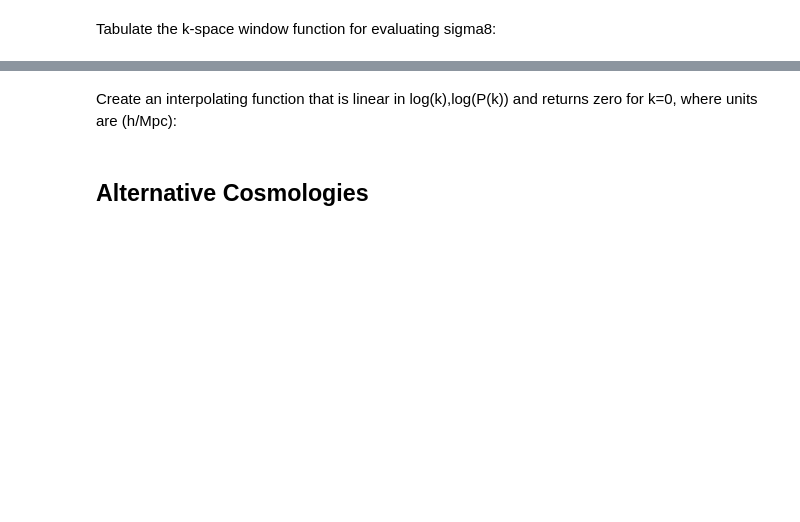
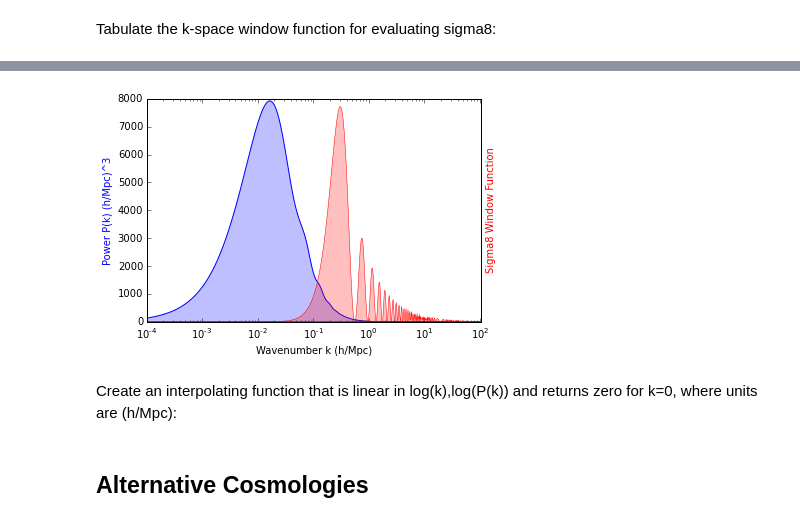
Before and after one commit to DarkEnergyScienceCollaboration/DESchool_LSS_Stats, a Jupyter notebook: LargeScaleStructureStatistics/LargeScaleStructureStatistics.ipynb, the cells around one changed output, grey strips where cells are left out. Saved outputs shown, nothing was run; the diff lists cells and outputs as text; code cells hidden in the pictures; blank space fills up the shorter version.

```diff
--- a/LargeScaleStructureStatistics/LargeScaleStructureStatistics.ipynb
+++ b/LargeScaleStructureStatistics/LargeScaleStructureStatistics.ipynb
@@ -58,3 +62,18 @@ ax2.plot(pk_data[0],sigma8_window,'r-');
+# %%
+fig = plt.figure(figsize=(6,4))
+plt.fill_between(kvec,planck13_Pk,edgecolor='blue',lw=1,facecolor=(0.,0.,1.,0.25))
+plt.xlim(kvec[0],kvec[-1])
+plt.xlabel('Wavenumber k (h/Mpc)')
+plt.ylabel('Power P(k) (h/Mpc)^3',color='blue')
+plt.xscale('log')
+ax2 = plt.gca().twinx()
+ax2.fill_between(kvec,sigma8_window,edgecolor='red',lw=0.5,facecolor=(1.,0.,0.,0.25))
+ax2.set_xlim(kvec[0],kvec[-1])
+ax2.set_yticklabels([])
+ax2.set_yticks([]);
+ax2.set_ylabel('Sigma8 Window Function',color='red');
+# %% [output]
+[figure, added]
 # %% [markdown]
 Create an interpolating function that is linear in log(k),log(P(k)) and returns zero for k=0, where units are (h/Mpc):
 # %%
```
Also changed, not shown: parts of 25 cells of this notebook, 13 other files.
